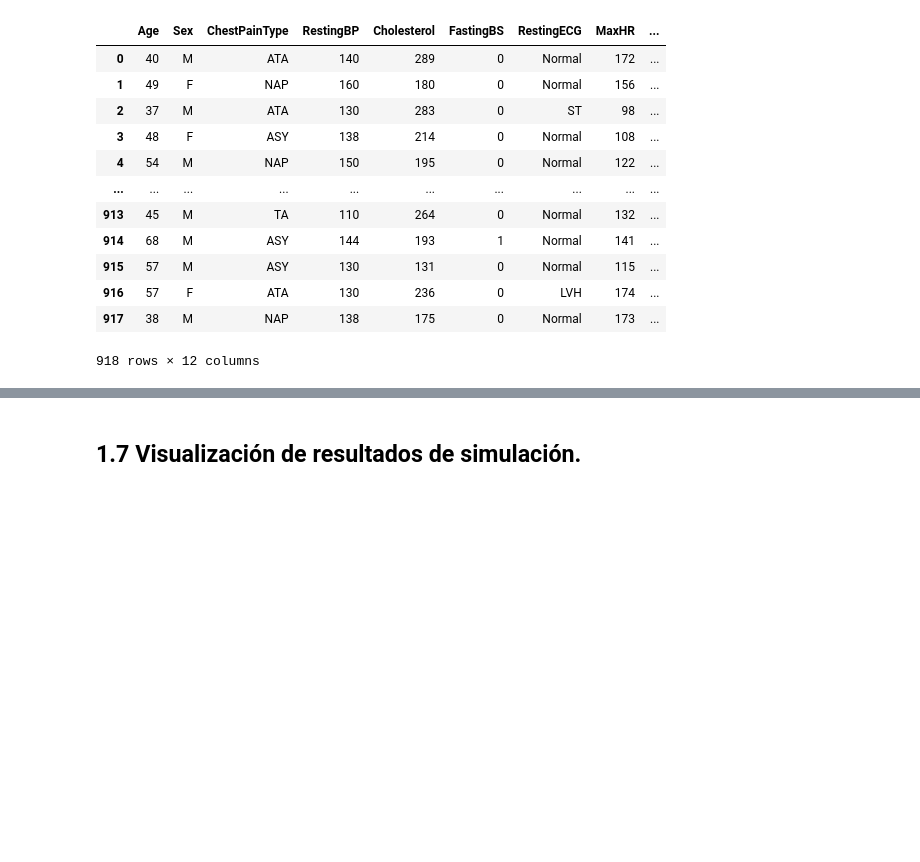
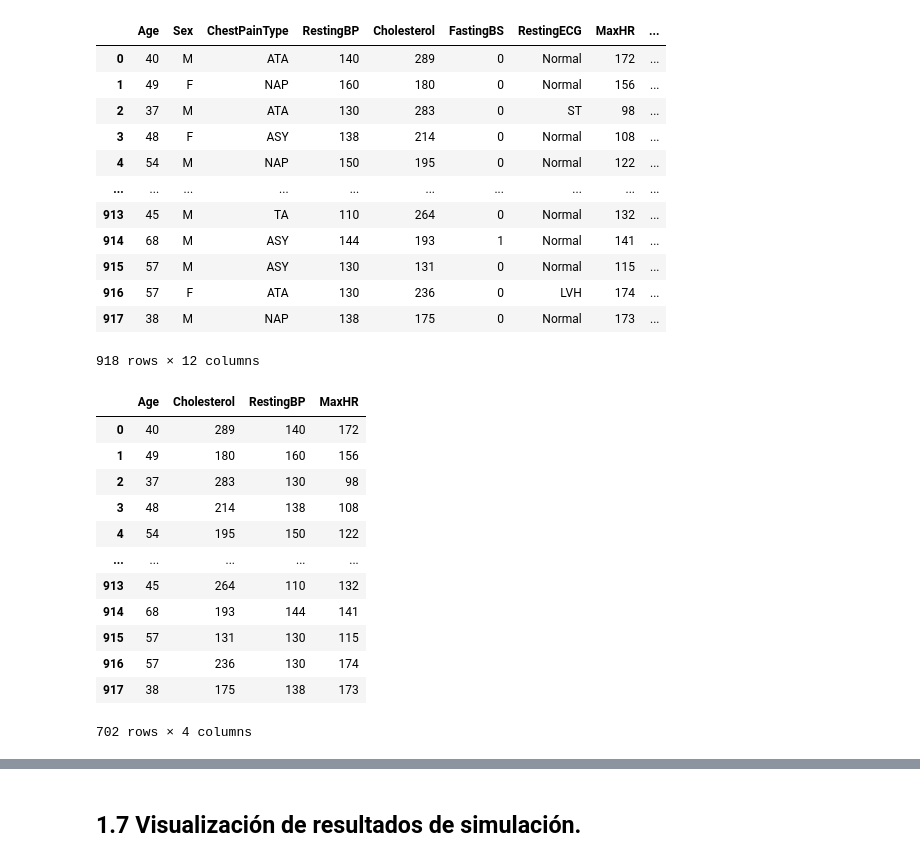
Before and after one commit to if729930/ProyectoM1_GonzalezX_MezaE_RicoA, a Jupyter notebook: ProyectoModulo1_GonzalezX_MezaE_RicoA.ipynb, the cells around one changed output, grey strips where cells are left out. Saved outputs shown, nothing was run; the diff lists cells and outputs as text; code cells hidden in the pictures; blank space fills up the shorter version.

Commit message:
Datos nodos

```diff
--- a/ProyectoModulo1_GonzalezX_MezaE_RicoA.ipynb
+++ b/ProyectoModulo1_GonzalezX_MezaE_RicoA.ipynb
@@ -107,3 +96,26 @@ ecv
 | 916 | 57 | F | ATA | 130 | 236 | 0 | LVH | 174 | ... |
 | 917 | 38 | M | NAP | 138 | 175 | 0 | Normal | 173 | ... |
 918 rows × 12 columns
+# %%
+nodos = ['Age','Cholesterol', 'RestingBP', 'MaxHR']
+
+nodoA= pd.DataFrame(ecv,columns=['Age'])
+nodoC= pd.DataFrame(ecv,columns=['Cholesterol'])
+nodoR= pd.DataFrame(ecv,columns=['RestingBP'])
+nodoM= pd.DataFrame(ecv,columns=['MaxHR'])
+df_nodos=nodoA.join(nodoC).join(nodoR).join(nodoM)
+df_nodos
+# %% [output]
+|  | Age | Cholesterol | RestingBP | MaxHR |
+| 0 | 40 | 289 | 140 | 172 |
+| 1 | 49 | 180 | 160 | 156 |
+| 2 | 37 | 283 | 130 | 98 |
+| 3 | 48 | 214 | 138 | 108 |
+| 4 | 54 | 195 | 150 | 122 |
+| ... | ... | ... | ... | ... |
+| 913 | 45 | 264 | 110 | 132 |
+| 914 | 68 | 193 | 144 | 141 |
+| 915 | 57 | 131 | 130 | 115 |
+| 916 | 57 | 236 | 130 | 174 |
+| 917 | 38 | 175 | 138 | 173 |
+702 rows × 4 columns
```
Also changed, not shown: parts of 10 cells of this notebook.
